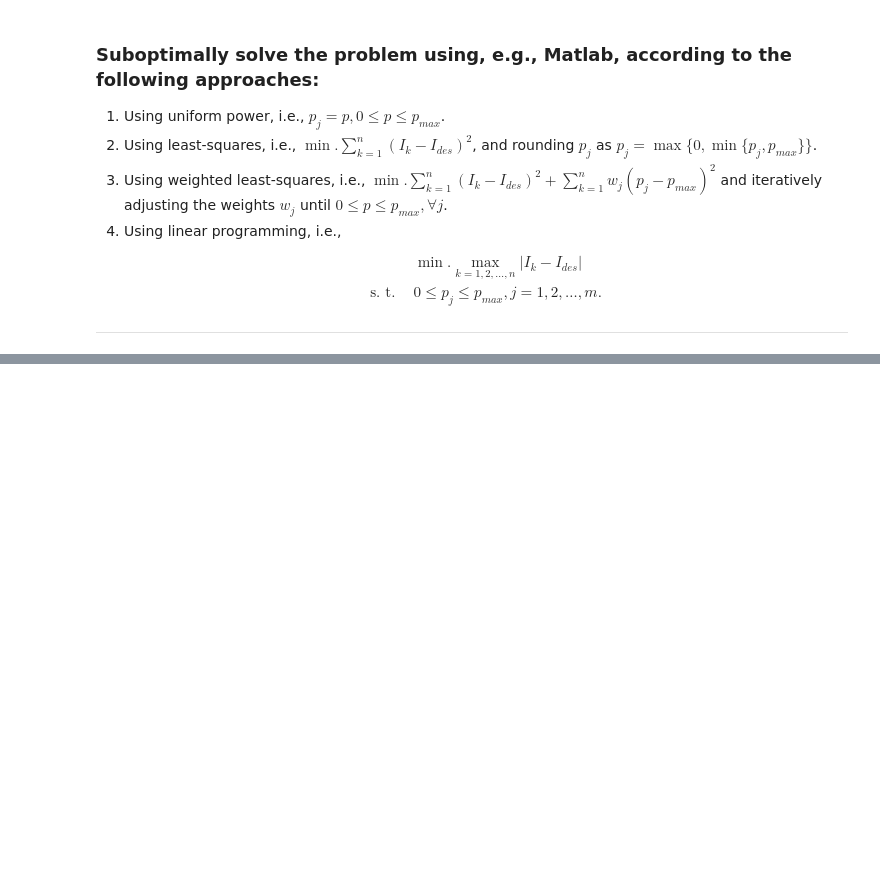
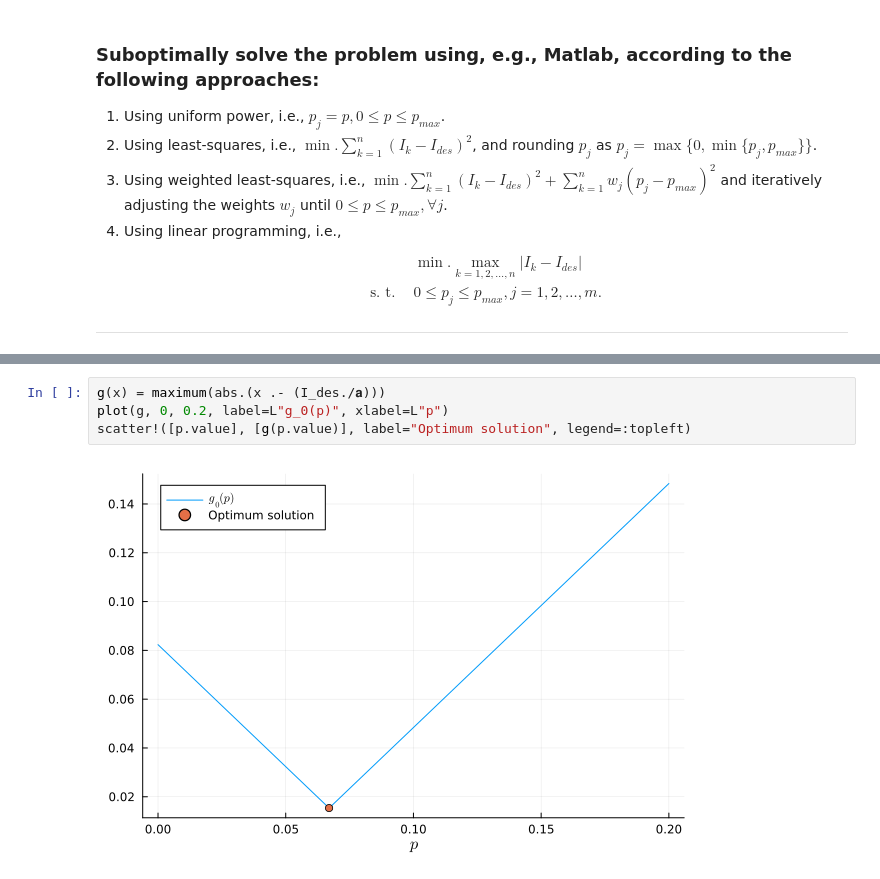
Before and after one commit to tapyu/to-rm-courses, a Jupyter notebook: phd_nonlinear_opt/Exercises/lamps.ipynb, the cells around one changed output, grey strips where cells are left out. Cells and saved outputs as stored; diff of their text form; blank space fills up the shorter version.

```diff
--- a/phd_nonlinear_opt/Exercises/lamps.ipynb
+++ b/phd_nonlinear_opt/Exercises/lamps.ipynb
@@ -177,0 +197,6 @@ Closest candidates are:
+# %%
+g(x) = maximum(abs.(x .- (I_des./𝐚)))
+plot(g, 0, 0.2, label=L"g_0(p)", xlabel=L"p")
+scatter!([p.value], [g(p.value)], label="Optimum solution", legend=:topleft)
+# %% [output]
+[figure, added]
```
Also changed, not shown: parts of 12 cells of this notebook, 1 other file.
